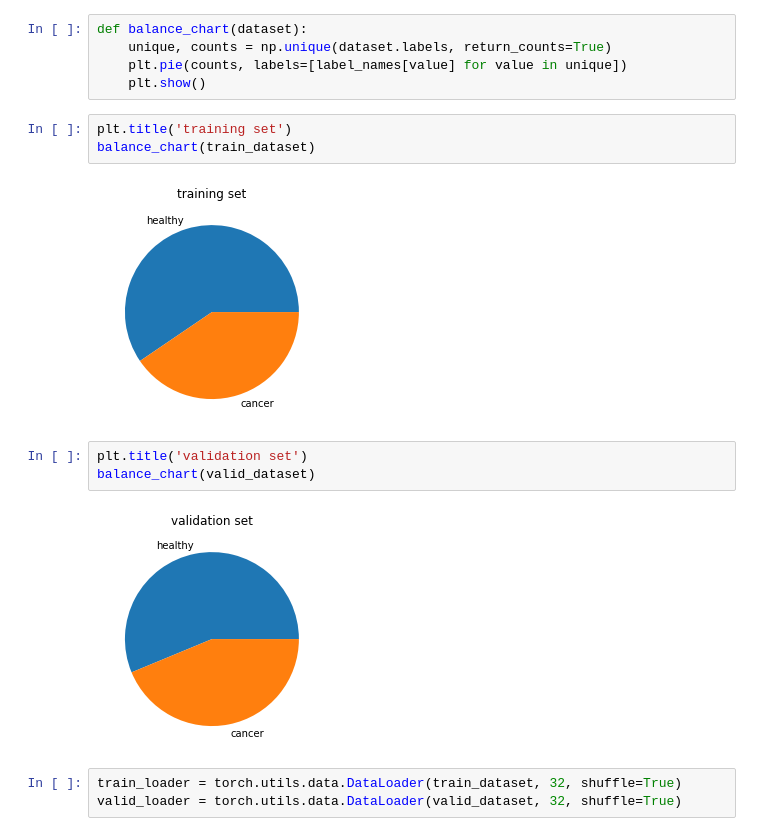
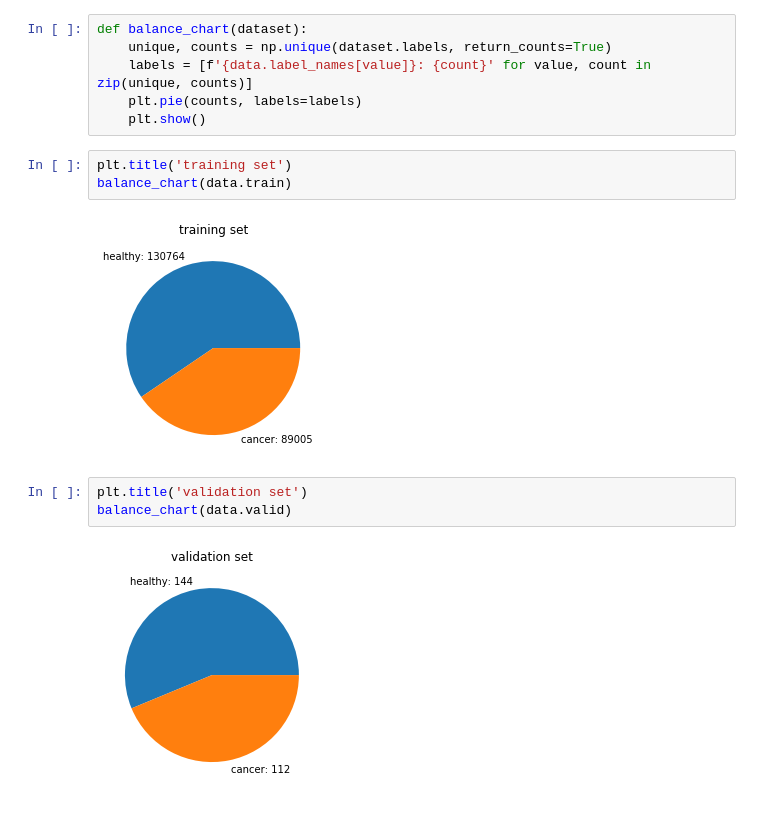
Before and after one commit to gabrielraya/Data-Mining, a Jupyter notebook: Project/data_exploration.ipynb, the cells around one changed output. Saved outputs shown, nothing was run; the diff lists cells and outputs as text.

Commit message:
project: split notebooks, train equivariant model

```diff
--- a/Project/project.ipynb
+++ b/Project/data_exploration.ipynb
@@ -65,18 +28,16 @@ Min value: 0.0235294122248888, max value: 1.0
 # %%
 def balance_chart(dataset):
     unique, counts = np.unique(dataset.labels, return_counts=True)
-    plt.pie(counts, labels=[label_names[value] for value in unique])
+    labels = [f'{data.label_names[value]}: {count}' for value, count in zip(unique, counts)]
+    plt.pie(counts, labels=labels)
     plt.show()
 # %%
 plt.title('training set')
-balance_chart(train_dataset)
+balance_chart(data.train)
 # %% [output]
-[figure, old version]
+[figure, new version]
 # %%
 plt.title('validation set')
-balance_chart(valid_dataset)
+balance_chart(data.valid)
 # %% [output]
-[figure, old version]
+[figure, new version]
-# %%
-train_loader = torch.utils.data.DataLoader(train_dataset, 32, shuffle=True)
-valid_loader = torch.utils.data.DataLoader(valid_dataset, 32, shuffle=True)
```
Also changed, not shown: parts of 12 cells of this notebook, 12 other files.
